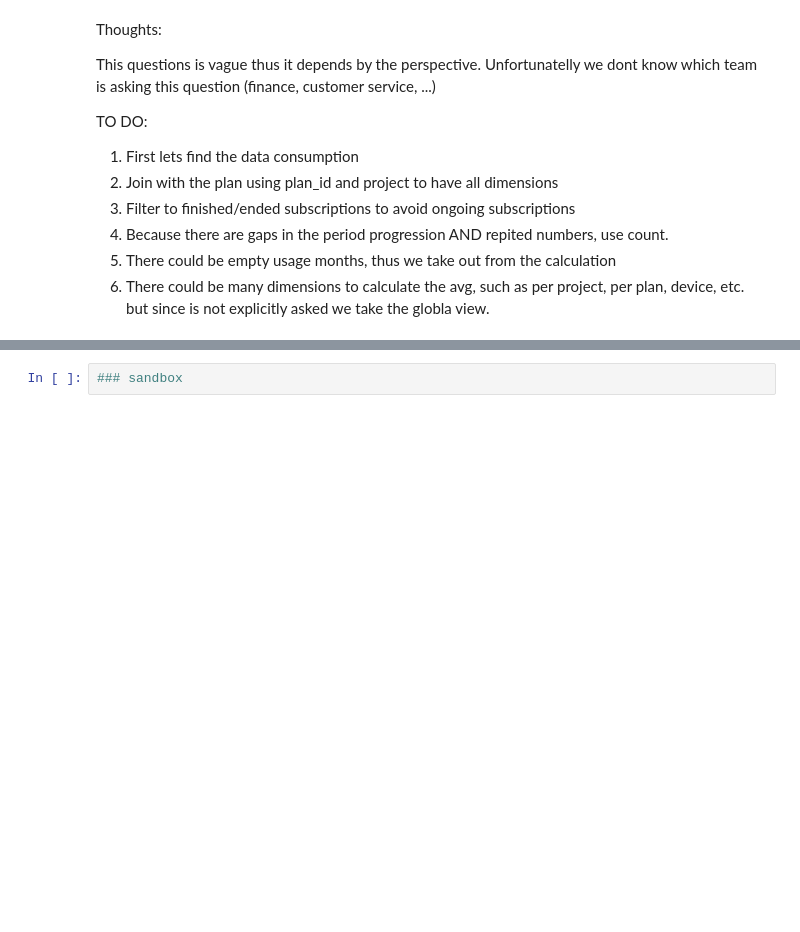
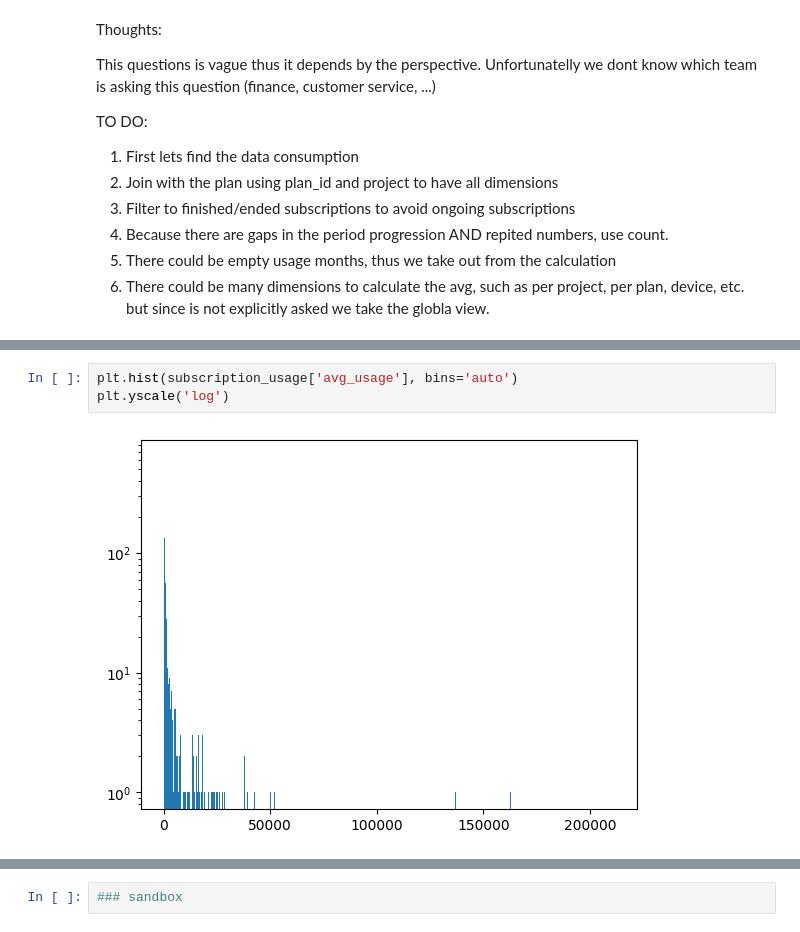
Before and after one commit to Robertoarce/gigs-sql, a Jupyter notebook: analysis.ipynb, the cells around one changed output, grey strips where cells are left out. Cells and saved outputs as stored; diff of their text form; blank space fills up the shorter version.

```diff
--- a/analysis.ipynb
+++ b/analysis.ipynb
@@ -452,0 +495,5 @@ IndentationError: unexpected indent (387840675.py, line 5)
+# %%
+plt.hist(subscription_usage['avg_usage'], bins='auto')
+plt.yscale('log')
+# %% [output]
+[figure, added]
```
Also changed, not shown: parts of 12 cells of this notebook.
